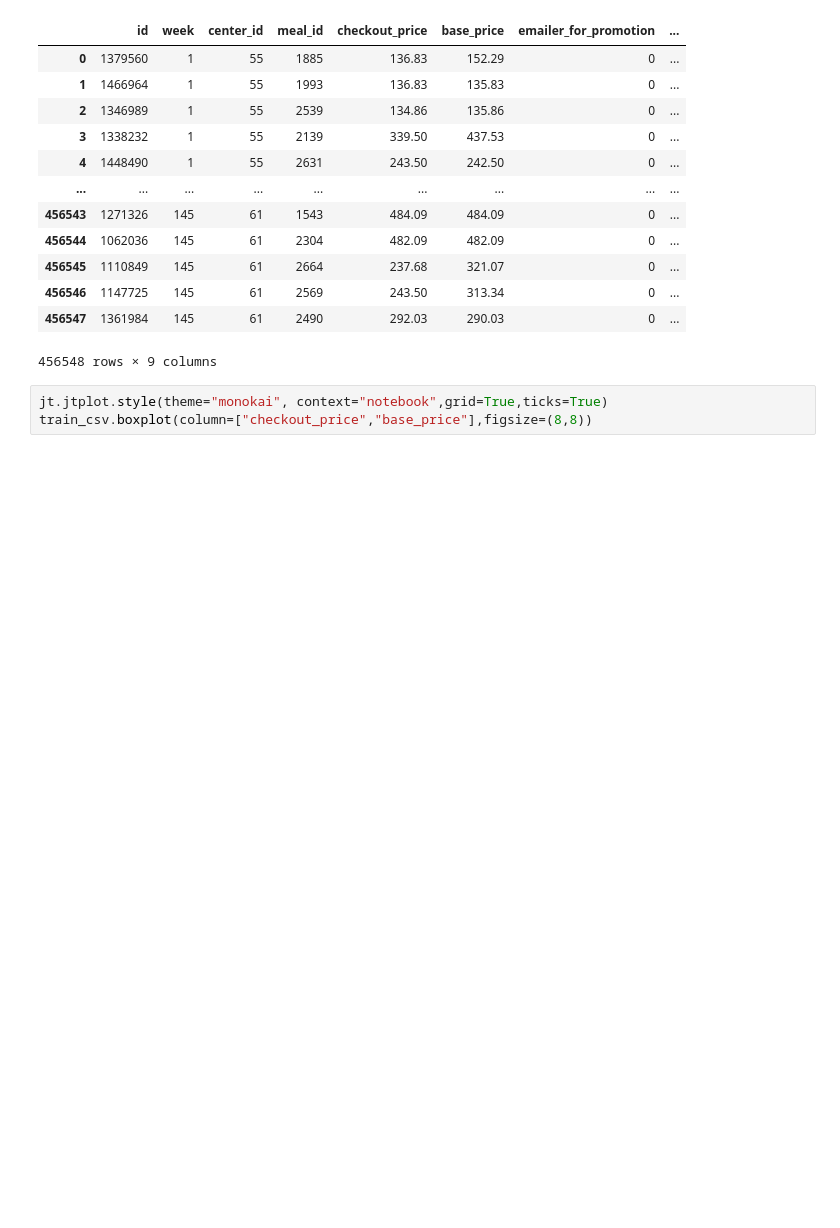
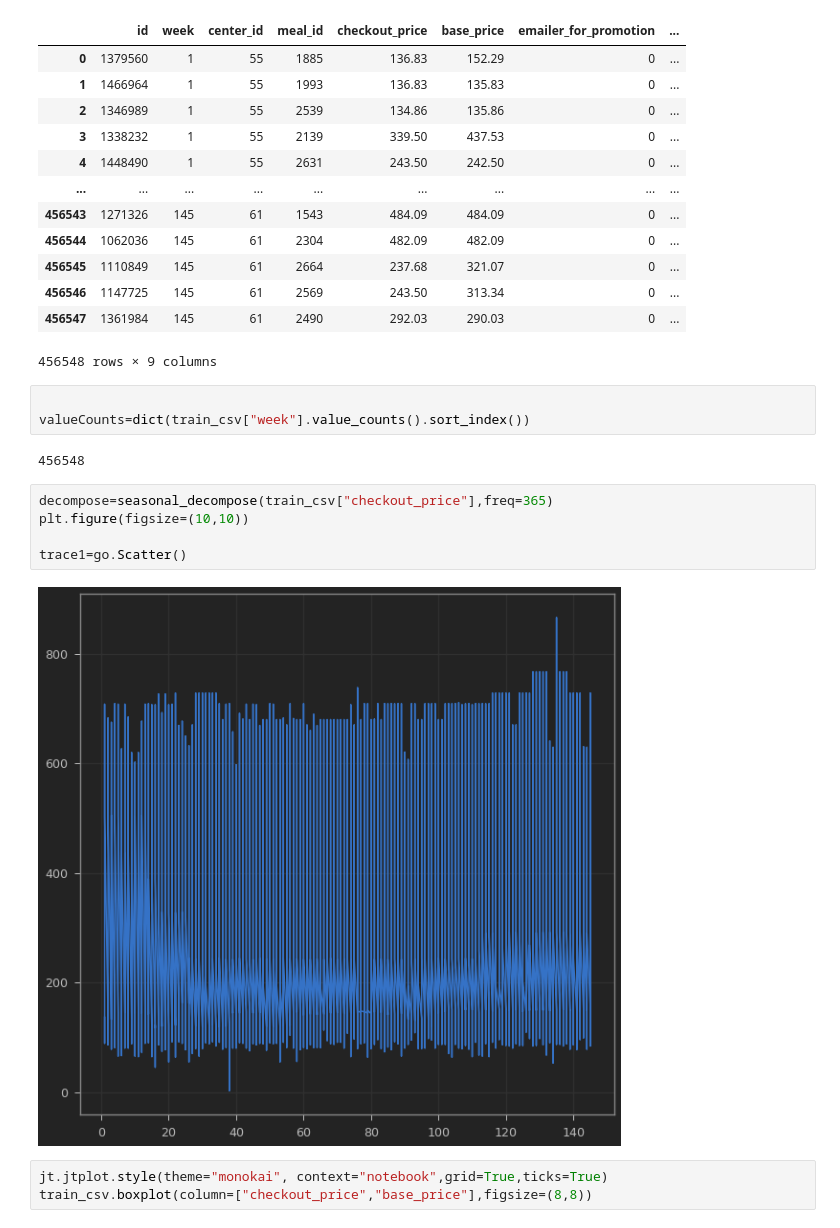
Before and after one commit to Aditya-Komaravolu/Food-Demand-Forecasting, a Jupyter notebook: Food Demand Forecasting/main.ipynb, the cells around one changed output. Drawn from its saved outputs; the diff is of its cells as text; blank space fills up the shorter version.

```diff
--- a/Food Demand Forecasting/main.ipynb
+++ b/Food Demand Forecasting/main.ipynb
@@ -65,6 +69,18 @@ train_csv
 | 456546 | 1147725 | 145 | 61 | 2569 | 243.50 | 313.34 | 0 | ... |
 | 456547 | 1361984 | 145 | 61 | 2490 | 292.03 | 290.03 | 0 | ... |
 456548 rows × 9 columns
+# %%
+
+valueCounts=dict(train_csv["week"].value_counts().sort_index())
+# %% [output]
+456548
+# %%
+decompose=seasonal_decompose(train_csv["checkout_price"],freq=365)
+plt.figure(figsize=(10,10))
+
+trace1=go.Scatter()
+# %% [output]
+[figure, added]
 # %%
 jt.jtplot.style(theme="monokai", context="notebook",grid=True,ticks=True)
 train_csv.boxplot(column=["checkout_price","base_price"],figsize=(8,8))
```
Also changed, not shown: parts of 1 cell of this notebook, 3 other files.
